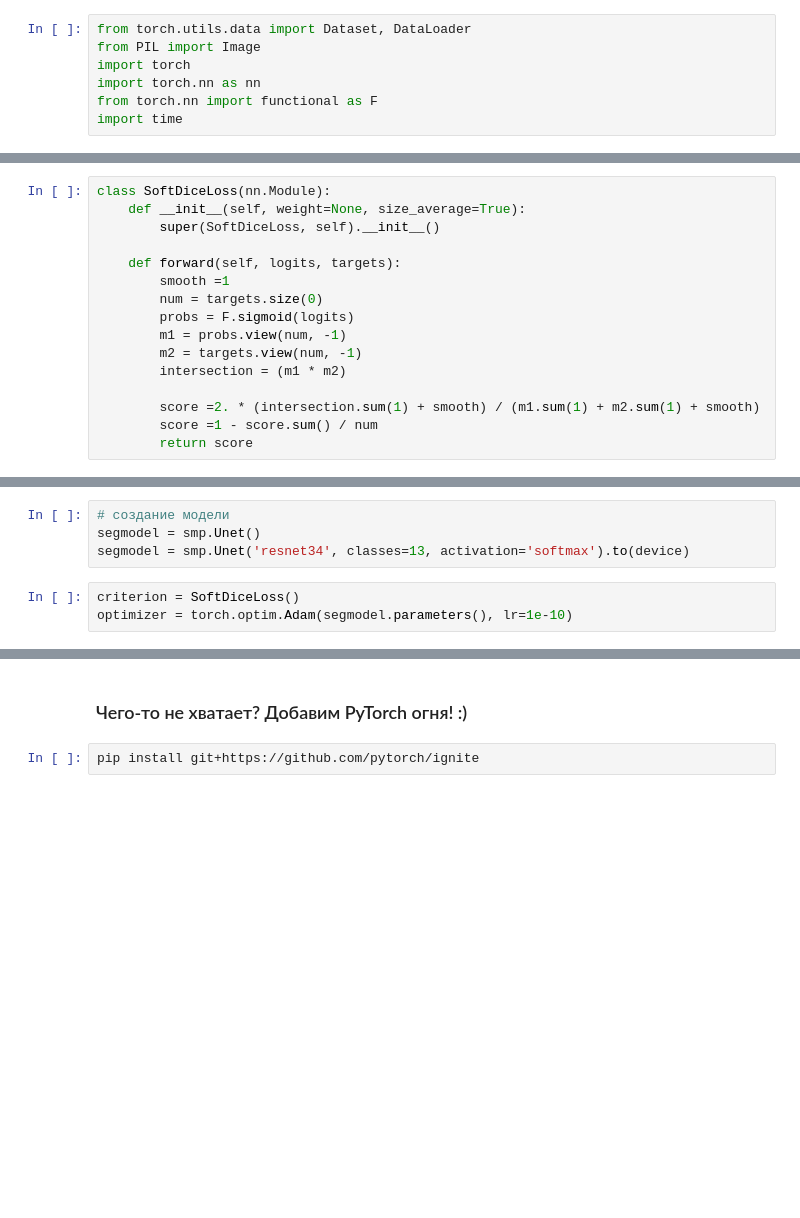
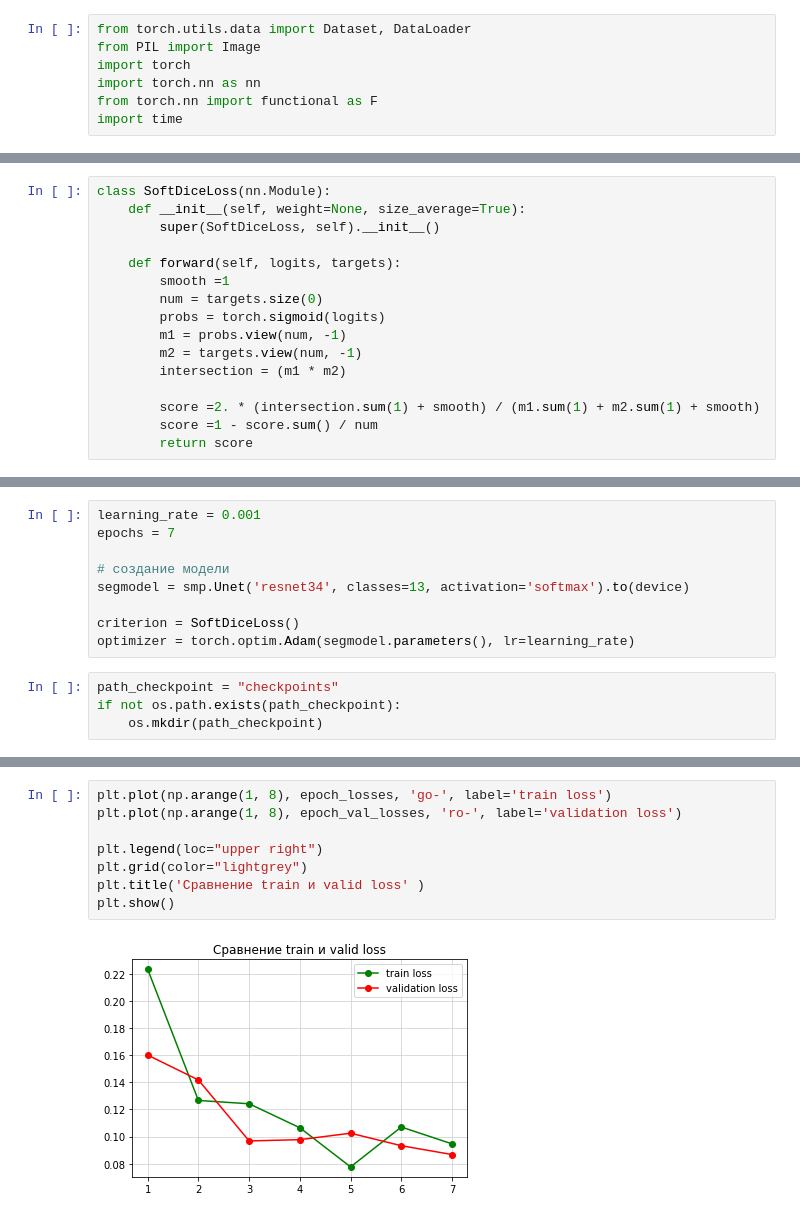
Before and after one commit to VitalyGladyshev/gb_pytorch, a Jupyter notebook: HW_04_Pytorch.ipynb, the cells around one changed output, grey strips where cells are left out. Cells and saved outputs as stored; diff of their text form; blank space fills up the shorter version.

```diff
--- a/HW_04_Pytorch.ipynb
+++ b/HW_04_Pytorch.ipynb
@@ -248,7 +239,7 @@ class SoftDiceLoss(nn.Module):
     def forward(self, logits, targets):
         smooth =1
         num = targets.size(0)
-        probs = F.sigmoid(logits)
+        probs = torch.sigmoid(logits)
         m1 = probs.view(num, -1)
         m2 = targets.view(num, -1)
         intersection = (m1 * m2)
@@ -262,7 +250,13 @@ epochs = 5
 # %%
+learning_rate = 0.001
+epochs = 7
+
 # создание модели
-segmodel = smp.Unet()
 segmodel = smp.Unet('resnet34', classes=13, activation='softmax').to(device)
+
+criterion = SoftDiceLoss()
+optimizer = torch.optim.Adam(segmodel.parameters(), lr=learning_rate)
-# %%
-criterion = SoftDiceLoss()
-optimizer = torch.optim.Adam(segmodel.parameters(), lr=1e-10)
+# %%
+path_checkpoint = "checkpoints"
+if not os.path.exists(path_checkpoint):
+    os.mkdir(path_checkpoint)
@@ -304,4 +347,10 @@ KeyboardInterrupt: ignored
-# %% [markdown]
-### Чего-то не хватает? Добавим PyTorch огня! :)
-# %%
-pip install git+https://github.com/pytorch/ignite
+# %%
+plt.plot(np.arange(1, 8), epoch_losses, 'go-', label='train loss')
+plt.plot(np.arange(1, 8), epoch_val_losses, 'ro-', label='validation loss')
+
+plt.legend(loc="upper right")
+plt.grid(color="lightgrey")
+plt.title('Сравнение train и valid loss' )
+plt.show()
+# %% [output]
+[figure, added]
```
Also changed, not shown: parts of 22 cells of this notebook.
